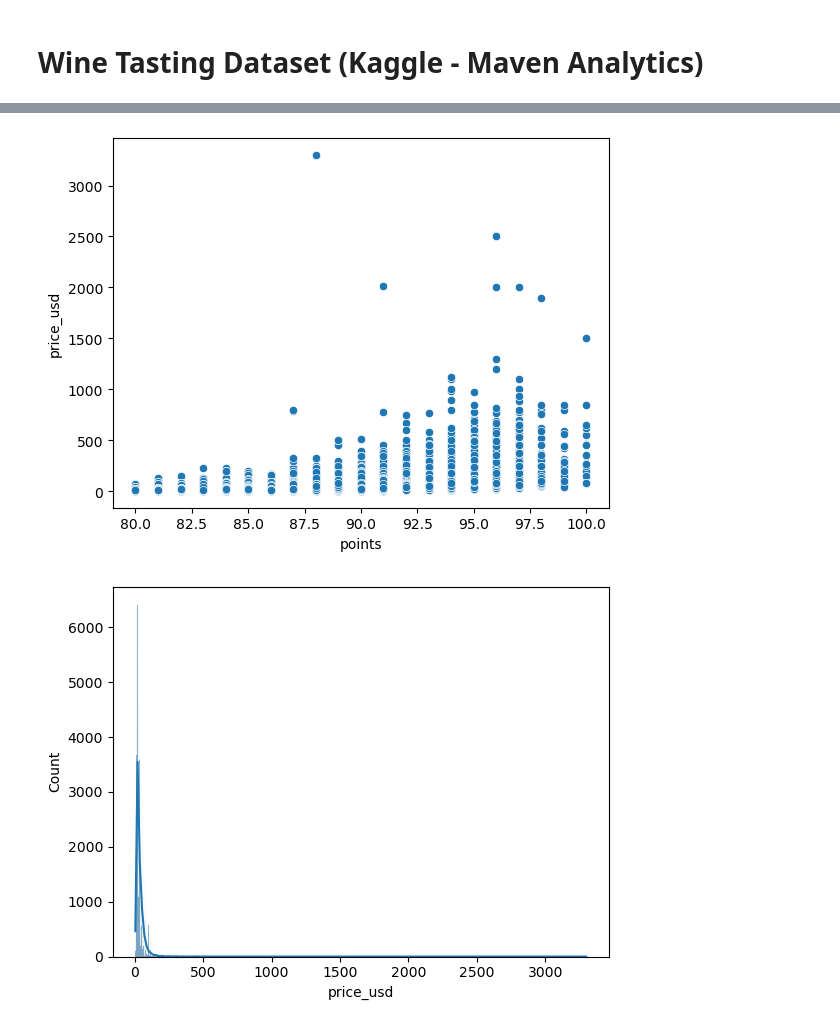
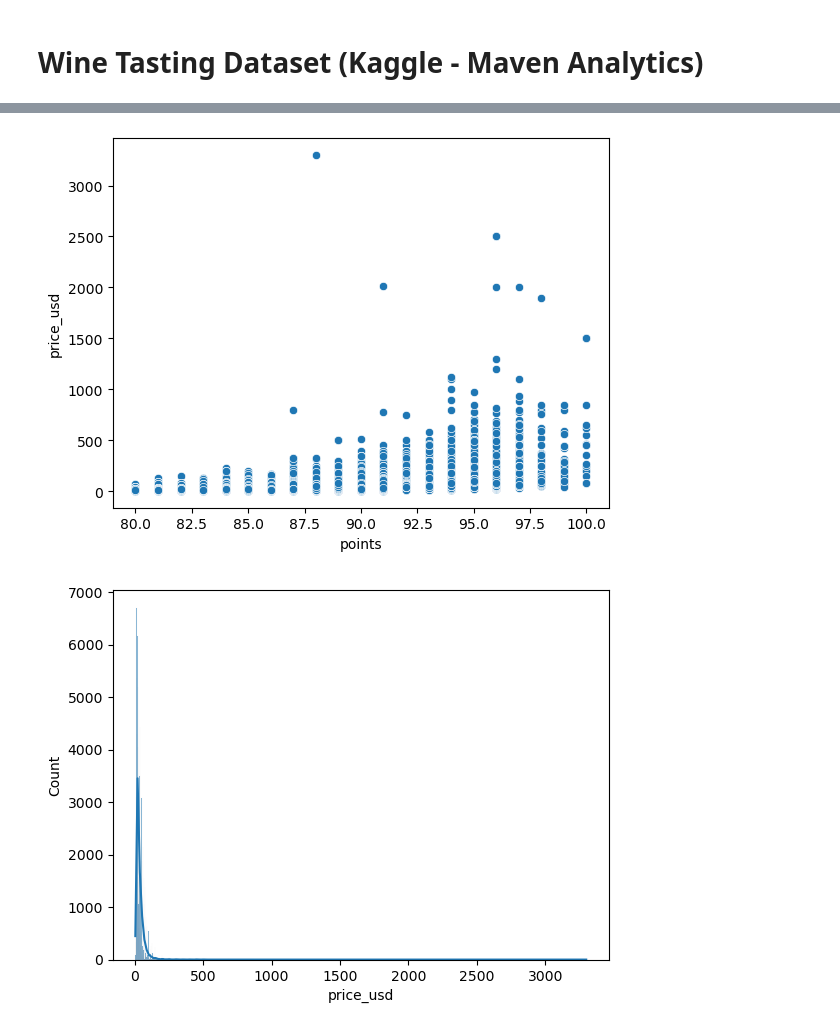
Before and after one commit to FILET81/World-of-Wines, a Jupyter notebook: Wine Tasting Dataset.ipynb, the cells around one changed output, grey strips where cells are left out. Cells and saved outputs as stored; diff of their text form; code cells hidden in the pictures.

```diff
--- a/Wine Tasting Dataset.ipynb
+++ b/Wine Tasting Dataset.ipynb
@@ -1023,0 +1021,17 @@ memory usage: 7.8+ MB
+# %%
+# Converting dtype of column "vintage" from string/object to integer:
+wines_final["vintage"] = wines_final["vintage"].astype("int64")
+# %%
+# Defining a threshold for column "vintage" (1981):
+threshold_vintage = 1981
+
+# Dropping rows where "vintage" is below the previous threshold (1981):
+# aka
+# Keeping rows where "vintage" is above the previous threshold (1981):
+wines_final = wines_final.loc[wines_final["vintage"] >= threshold_vintage]
+# %%
+# Removing characters between brackets -included- in column "title":
+wines_final["title"] = wines_final["title"].str.replace(r"\(.*", "", regex=True).str.strip()
+# %%
+# Reseting index (2):
+wines_final.reset_index(inplace=True, drop=True)
@@ -1024,11 +1064,11 @@ memory usage: 7.8+ MB
 # %%
-sns.scatterplot(data=wines_cleaned, y="price_usd", x="points")
+sns.scatterplot(data=wines_final, y="price_usd", x="points")
 plt.show()
 # %% [output]
-[figure, old version]
+[figure, new version]
 # %%
-sns.histplot(data=wines_cleaned, x="price_usd", kde=True)
+sns.histplot(data=wines_final, x="price_usd", kde=True)
 plt.show()
 # %% [output]
-[figure, old version]
+[figure, new version]
 # %%
```
Also changed, not shown: parts of 15 cells of this notebook, 6 other files.
